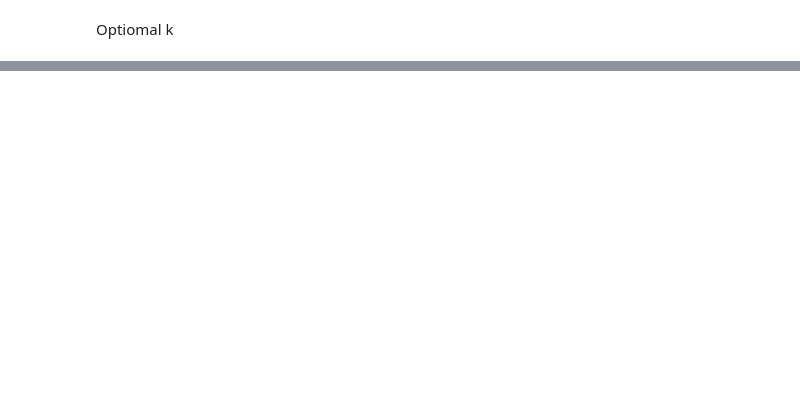
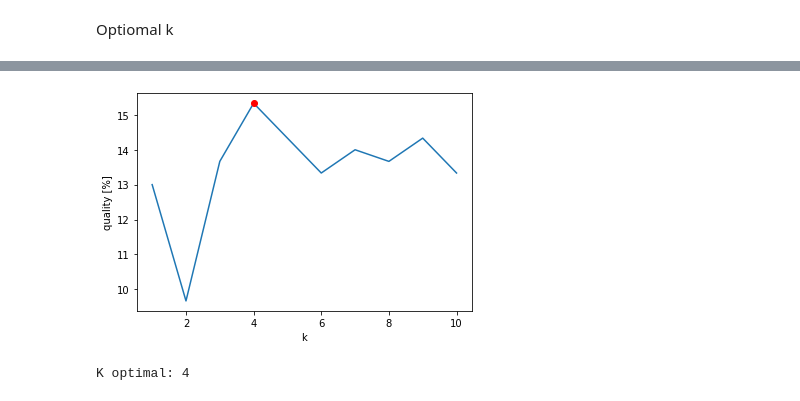
Before and after one commit to Aayli/SG, a Jupyter notebook: SG-lab5.ipynb, the cells around one changed output, grey strips where cells are left out. Cells and saved outputs as stored; diff of their text form; code cells hidden in the pictures; blank space fills up the shorter version.

```diff
--- a/SG-lab5.ipynb
+++ b/SG-lab5.ipynb
@@ -397,0 +150,18 @@ k = 1    best_quality = 17.0
+# %%
+k_qualities = []
+
+for k in range(1,11):
+    quality = ML(train_size_optimal,k,n_mfcc_optimal)
+    k_qualities.append(quality)
+# %%
+plt.plot(list(range(1,11)),k_qualities)
+plt.xlabel('k')
+plt.ylabel('quality [%]')
+idx = k_qualities.index(max(k_qualities))
+k_optimal = idx+1
+plt.plot(k_optimal,k_qualities[idx],'ro')
+plt.show()
+print("K optimal: {}".format(k_optimal))
+# %% [output]
+[figure, added]
+K optimal: 4
```
Also changed, not shown: parts of 8 cells of this notebook.
